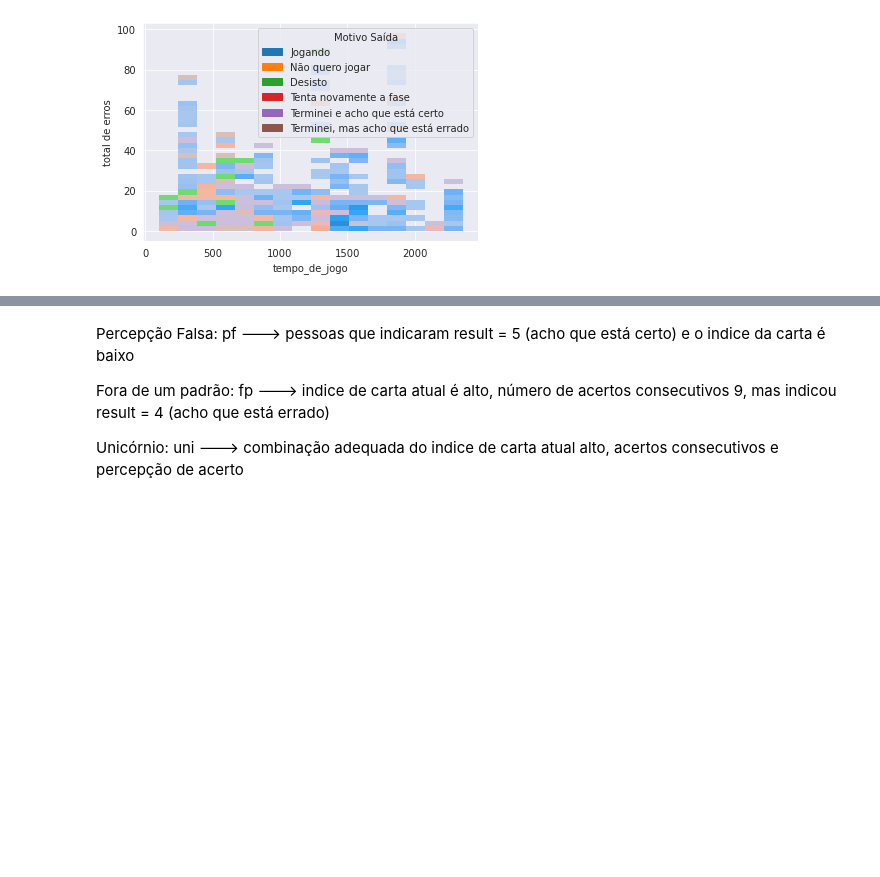
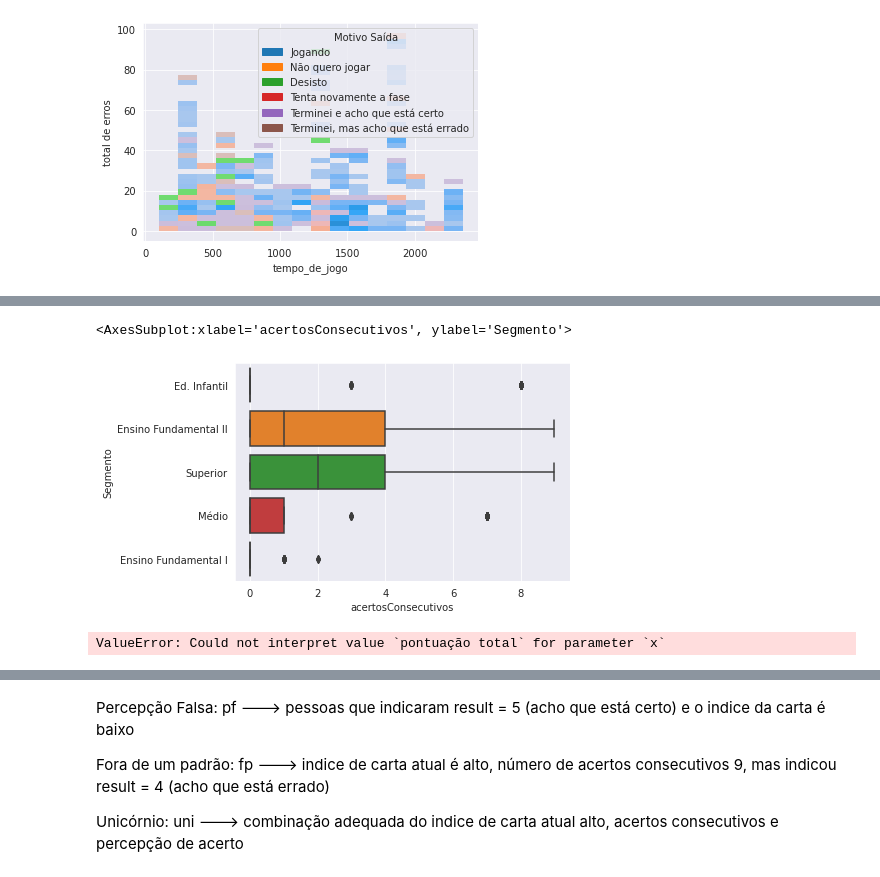
Before and after one commit to AnniProvietti/RIO20, a Jupyter notebook: fono_ceo-master/ipynb/dev/Wisconsin.ipynb, the cells around one changed output, grey strips where cells are left out. Drawn from its saved outputs; the diff is of its cells as text; code cells hidden in the pictures; blank space fills up the shorter version.

```diff
--- a/fono_ceo-master/ipynb/dev/Wisconsin.ipynb
+++ b/fono_ceo-master/ipynb/dev/Wisconsin.ipynb
@@ -581,7 +587,10 @@ sns.catplot(y='Motivo Saída', x='outrosConsecutivos', data=df)
 # %%
 import seaborn as sns
 
-sns.catplot(y='Segmento', x='acertosConsecutivos', data=df)
+sns.boxplot(y='Segmento', x='acertosConsecutivos', data=df)
+# %% [output]
+<AxesSubplot:xlabel='acertosConsecutivos', ylabel='Segmento'>
+[figure, added]
 # %%
 import seaborn as sns
 
@@ -589,7 +598,9 @@ sns.catplot(x='tipoescola', y='acertosConsecutivos', data=df)
 # %%
 import seaborn as sns
 
-sns.catplot(y='Motivo Saída', x='Faixa Etaria', data=df, hue='Faixa Etaria', legend=True)
+sns.catplot(y='Motivo Saída', x='pontuação total', data=df, hue='Faixa Etaria')
+# %% [output]
+ValueError: Could not interpret value `pontuação total` for parameter `x`
 # %%
 import seaborn as sns
 
```
Also changed, not shown: parts of 3 cells of this notebook.
